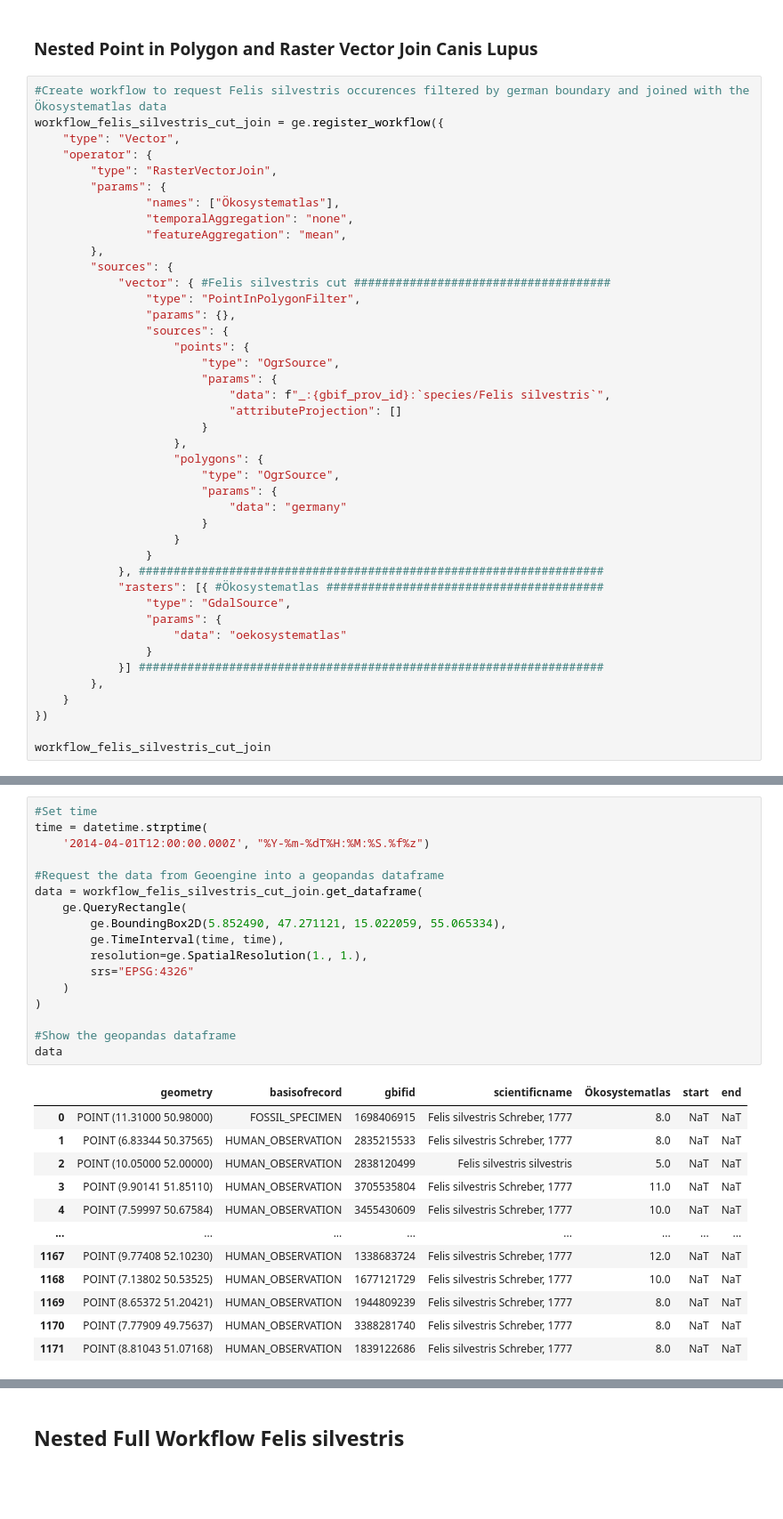
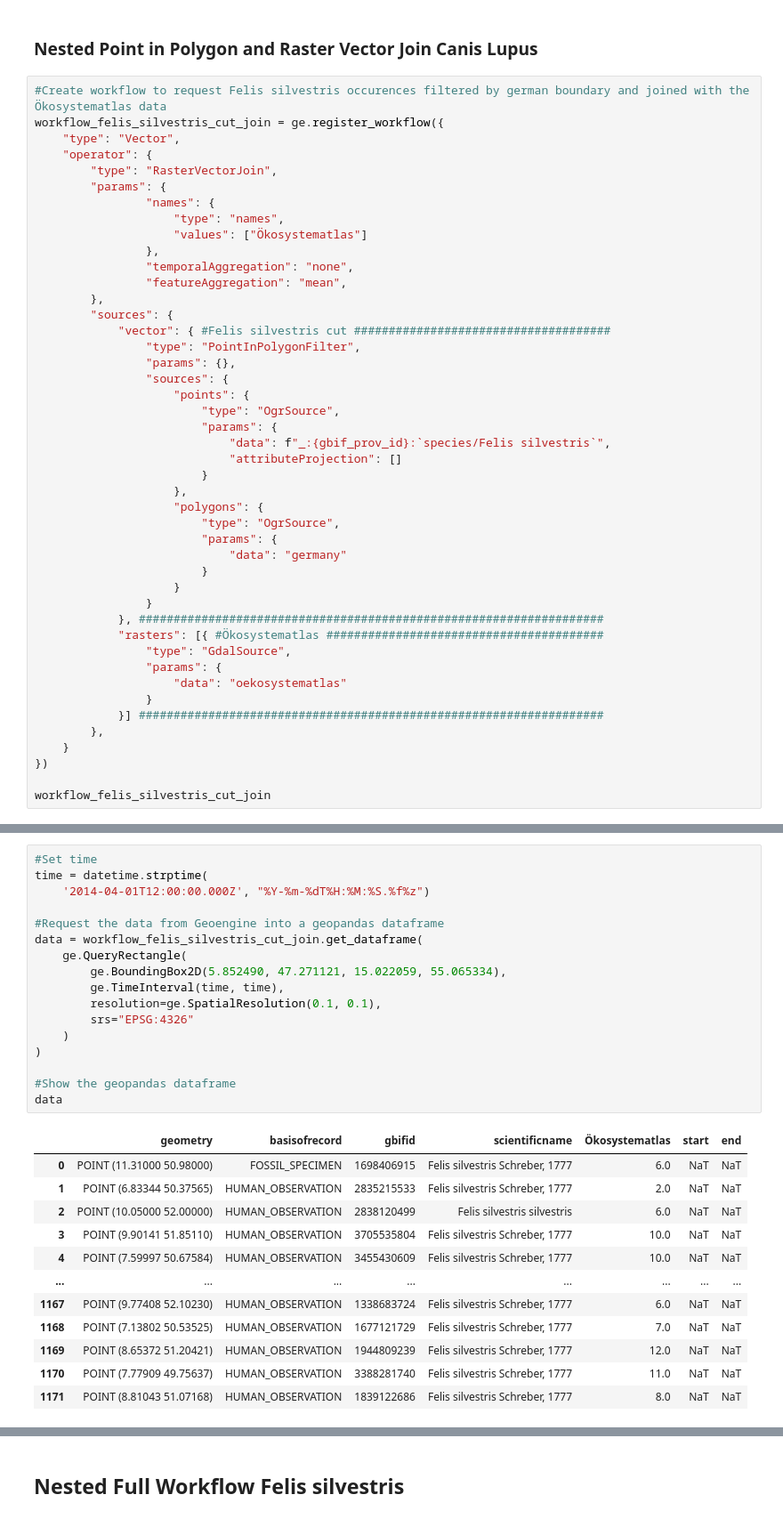
Before and after one commit to umr-dbs/vat-docs, a Jupyter notebook: src/examples/Canis_lupus_meets_Felis_silvestris.ipynb, the cells around one changed output, grey strips where cells are left out. Shown at 89% size. Cells and saved outputs as stored; diff of their text form; blank space fills up the shorter version.

```diff
--- a/src/examples/Canis_lupus_meets_Felis_silvestris.ipynb
+++ b/src/examples/Canis_lupus_meets_Felis_silvestris.ipynb
@@ -466,7 +472,10 @@ workflow_felis_silvestris_cut_join = ge.register_workflow({
     "operator": {
         "type": "RasterVectorJoin",
         "params": {
-                "names": ["Ökosystematlas"],
+                "names": {
+                    "type": "names",
+                    "values": ["Ökosystematlas"]
+                },
                 "temporalAggregation": "none",
                 "featureAggregation": "mean",
         },
@@ -506,32 +515,32 @@ workflow_felis_silvestris_cut_join
 # %%
 #Set time
 time = datetime.strptime(
     '2014-04-01T12:00:00.000Z', "%Y-%m-%dT%H:%M:%S.%f%z")
 
 #Request the data from Geoengine into a geopandas dataframe
 data = workflow_felis_silvestris_cut_join.get_dataframe(
     ge.QueryRectangle(
         ge.BoundingBox2D(5.852490, 47.271121, 15.022059, 55.065334),
         ge.TimeInterval(time, time),
-        resolution=ge.SpatialResolution(1., 1.),
+        resolution=ge.SpatialResolution(0.1, 0.1),
         srs="EPSG:4326"
     )
 )
 
 #Show the geopandas dataframe
 data
 # %% [output]
 |  | geometry | basisofrecord | gbifid | scientificname | Ökosystematlas | start | end |
-| 0 | POINT (11.31000 50.98000) | FOSSIL_SPECIMEN | 1698406915 | Felis silvestris Schreber, 1777 | 8.0 | NaT | NaT |
-| 1 | POINT (6.83344 50.37565) | HUMAN_OBSERVATION | 2835215533 | Felis silvestris Schreber, 1777 | 8.0 | NaT | NaT |
-| 2 | POINT (10.05000 52.00000) | HUMAN_OBSERVATION | 2838120499 | Felis silvestris silvestris | 5.0 | NaT | NaT |
-| 3 | POINT (9.90141 51.85110) | HUMAN_OBSERVATION | 3705535804 | Felis silvestris Schreber, 1777 | 11.0 | NaT | NaT |
+| 0 | POINT (11.31000 50.98000) | FOSSIL_SPECIMEN | 1698406915 | Felis silvestris Schreber, 1777 | 6.0 | NaT | NaT |
+| 1 | POINT (6.83344 50.37565) | HUMAN_OBSERVATION | 2835215533 | Felis silvestris Schreber, 1777 | 2.0 | NaT | NaT |
+| 2 | POINT (10.05000 52.00000) | HUMAN_OBSERVATION | 2838120499 | Felis silvestris silvestris | 6.0 | NaT | NaT |
+| 3 | POINT (9.90141 51.85110) | HUMAN_OBSERVATION | 3705535804 | Felis silvestris Schreber, 1777 | 10.0 | NaT | NaT |
 | 4 | POINT (7.59997 50.67584) | HUMAN_OBSERVATION | 3455430609 | Felis silvestris Schreber, 1777 | 10.0 | NaT | NaT |
 | ... | ... | ... | ... | ... | ... | ... | ... |
-| 1167 | POINT (9.77408 52.10230) | HUMAN_OBSERVATION | 1338683724 | Felis silvestris Schreber, 1777 | 12.0 | NaT | NaT |
-| 1168 | POINT (7.13802 50.53525) | HUMAN_OBSERVATION | 1677121729 | Felis silvestris Schreber, 1777 | 10.0 | NaT | NaT |
-| 1169 | POINT (8.65372 51.20421) | HUMAN_OBSERVATION | 1944809239 | Felis silvestris Schreber, 1777 | 8.0 | NaT | NaT |
-| 1170 | POINT (7.77909 49.75637) | HUMAN_OBSERVATION | 3388281740 | Felis silvestris Schreber, 1777 | 8.0 | NaT | NaT |
+| 1167 | POINT (9.77408 52.10230) | HUMAN_OBSERVATION | 1338683724 | Felis silvestris Schreber, 1777 | 6.0 | NaT | NaT |
+| 1168 | POINT (7.13802 50.53525) | HUMAN_OBSERVATION | 1677121729 | Felis silvestris Schreber, 1777 | 7.0 | NaT | NaT |
+| 1169 | POINT (8.65372 51.20421) | HUMAN_OBSERVATION | 1944809239 | Felis silvestris Schreber, 1777 | 12.0 | NaT | NaT |
+| 1170 | POINT (7.77909 49.75637) | HUMAN_OBSERVATION | 3388281740 | Felis silvestris Schreber, 1777 | 11.0 | NaT | NaT |
 | 1171 | POINT (8.81043 51.07168) | HUMAN_OBSERVATION | 1839122686 | Felis silvestris Schreber, 1777 | 8.0 | NaT | NaT |
 1172 rows × 7 columns
 # %% [markdown]
```
Also changed, not shown: parts of 13 cells of this notebook, 4 other files.
